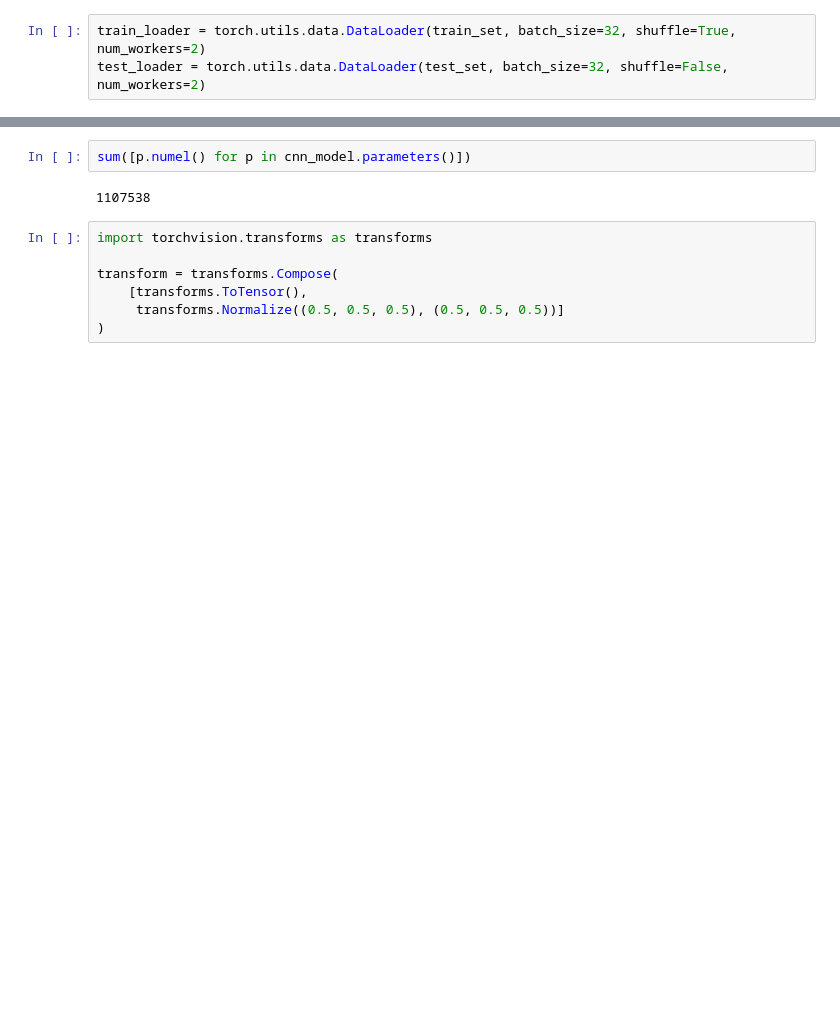
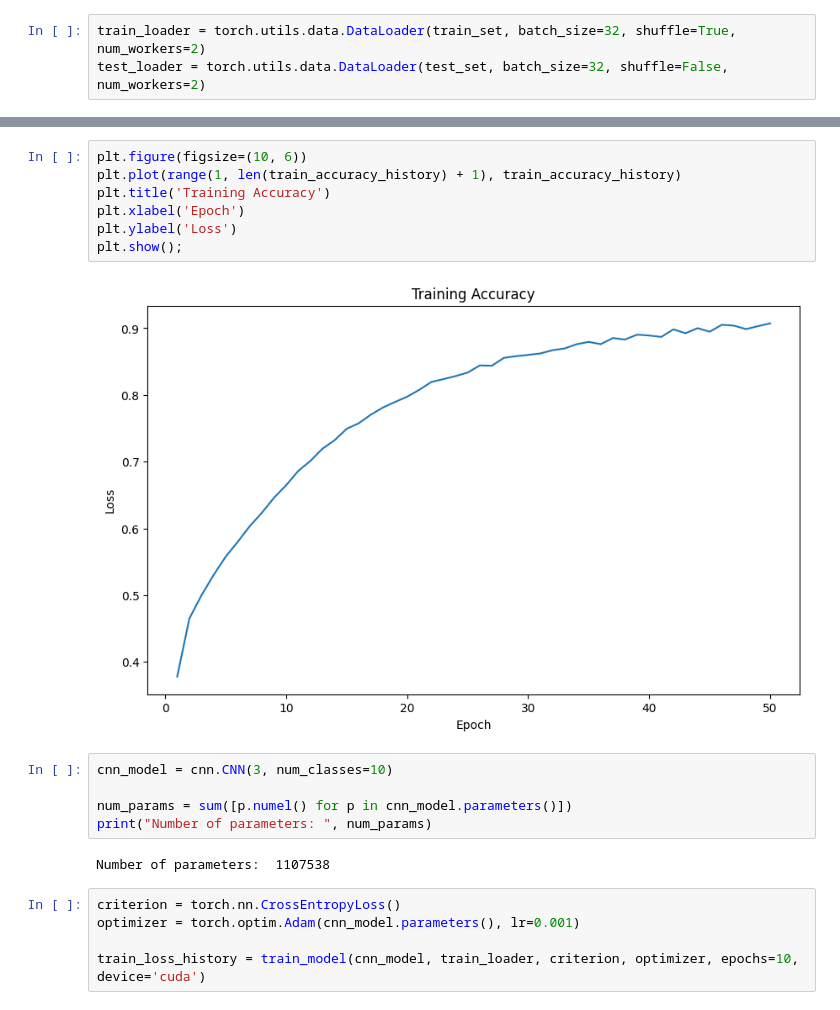
Before and after one commit to Tianchen2001/cs542-midterm-project, a Jupyter notebook: demonstation.ipynb, the cells around one changed output, grey strips where cells are left out. Cells and saved outputs as stored; diff of their text form; blank space fills up the shorter version.

```diff
--- a/demonstation.ipynb
+++ b/demonstation.ipynb
@@ -31,11 +110,21 @@ cnn_model = cnn.CNN(3, 10)
+# %%
+plt.figure(figsize=(10, 6))
+plt.plot(range(1, len(train_accuracy_history) + 1), train_accuracy_history)
+plt.title('Training Accuracy')
+plt.xlabel('Epoch')
+plt.ylabel('Loss')
+plt.show();
+# %% [output]
+[figure, added]
 # %%
-sum([p.numel() for p in cnn_model.parameters()])
+cnn_model = cnn.CNN(3, num_classes=10)
+
+num_params = sum([p.numel() for p in cnn_model.parameters()])
+print("Number of parameters: ", num_params)
 # %% [output]
-1107538
+Number of parameters:  1107538
-# %%
-import torchvision.transforms as transforms
-
-transform = transforms.Compose(
-    [transforms.ToTensor(),
-     transforms.Normalize((0.5, 0.5, 0.5), (0.5, 0.5, 0.5))]
-)
+# %%
+criterion = torch.nn.CrossEntropyLoss()
+optimizer = torch.optim.Adam(cnn_model.parameters(), lr=0.001)
+
+train_loss_history = train_model(cnn_model, train_loader, criterion, optimizer, epochs=10, device='cuda')
```
Also changed, not shown: parts of 11 cells of this notebook, 1 other file.
